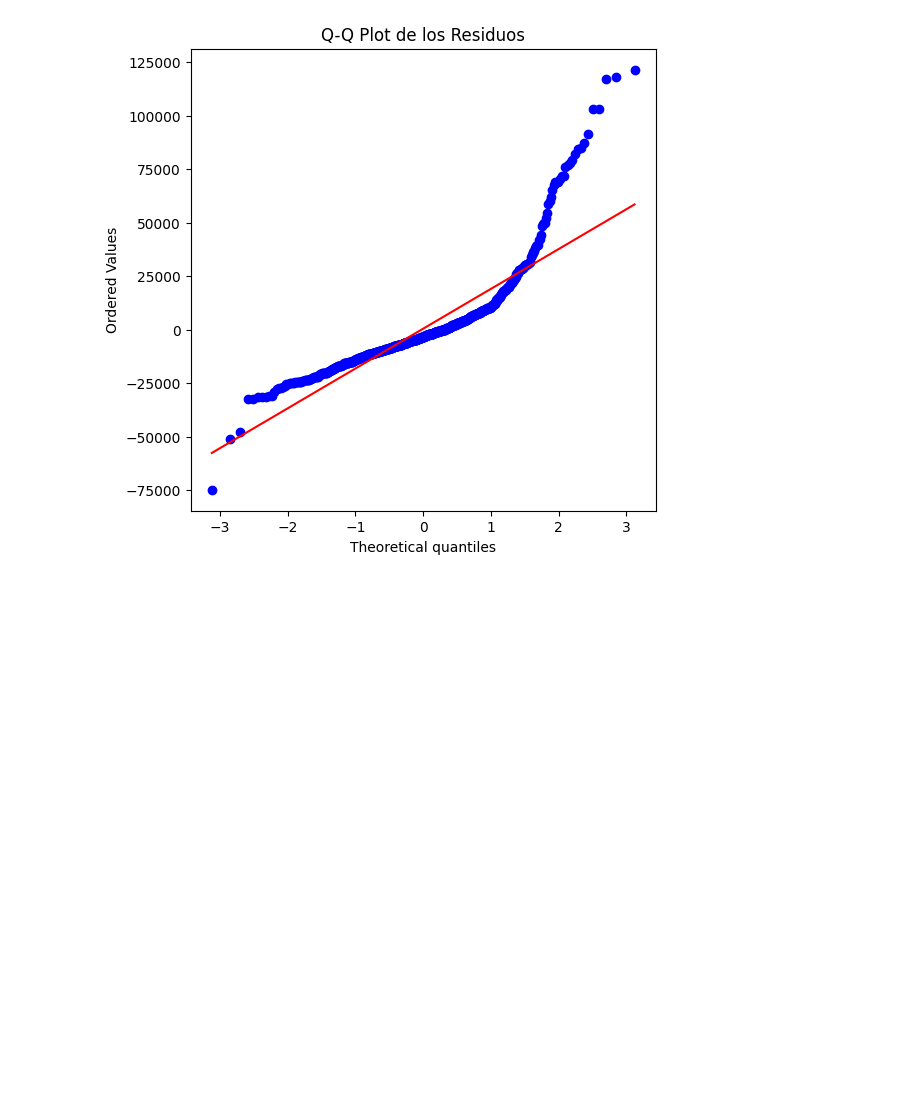
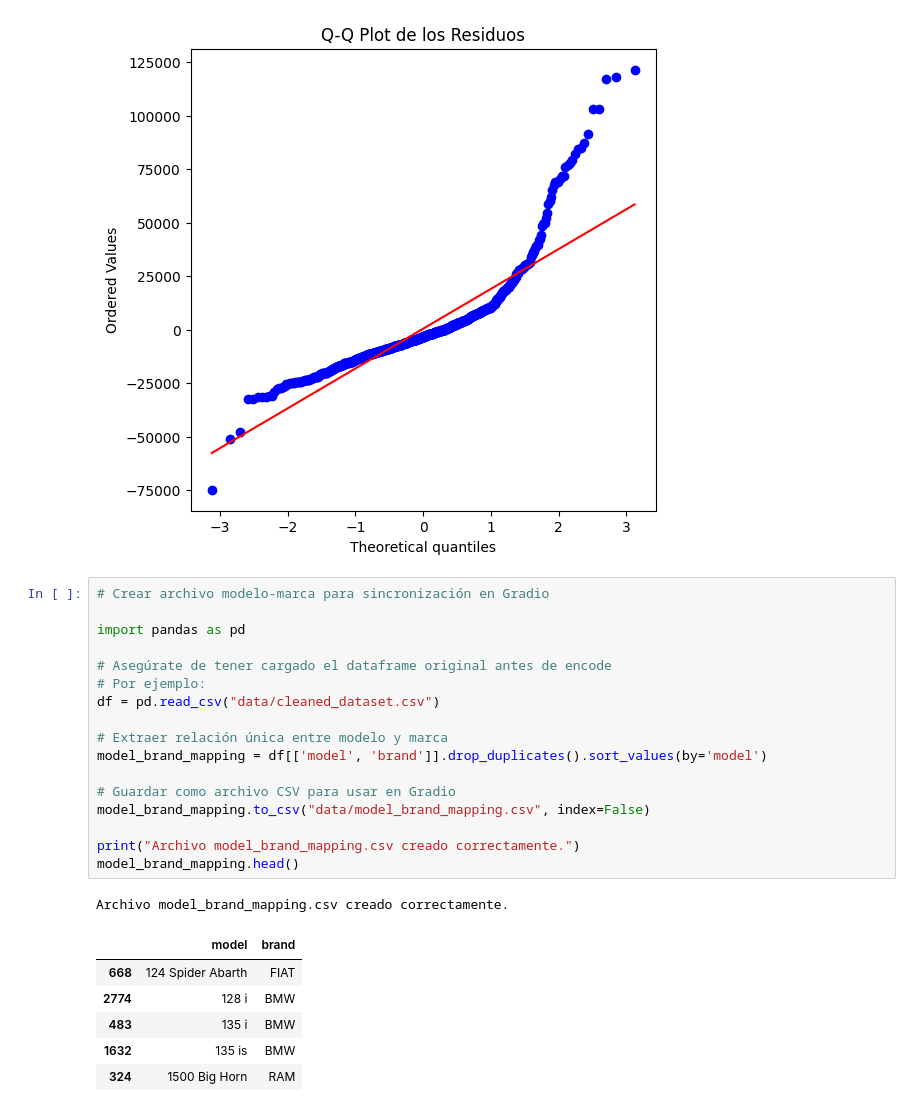
Before and after one commit to mariasuescum/Regression-of-Used-Car-Prices-Project, a Jupyter notebook: used-cars.ipynb, the cells around one changed output. Saved outputs shown, nothing was run; the diff lists cells and outputs as text; blank space fills up the shorter version.

Commit message:
feat: add dynamic sync between brand and model in Gradio + model-brand mapping CSV

```diff
--- a/used-cars.ipynb
+++ b/used-cars.ipynb
@@ -919,3 +919,28 @@ plt.show()
 [figure]
 [figure]
 [figure]
+# %%
+# Crear archivo modelo-marca para sincronización en Gradio
+
+import pandas as pd
+
+# Asegúrate de tener cargado el dataframe original antes de encode
+# Por ejemplo:
+df = pd.read_csv("data/cleaned_dataset.csv")
+
+# Extraer relación única entre modelo y marca
+model_brand_mapping = df[['model', 'brand']].drop_duplicates().sort_values(by='model')
+
+# Guardar como archivo CSV para usar en Gradio
+model_brand_mapping.to_csv("data/model_brand_mapping.csv", index=False)
+
+print("Archivo model_brand_mapping.csv creado correctamente.")
+model_brand_mapping.head()
+# %% [output]
+Archivo model_brand_mapping.csv creado correctamente.
+|  | model | brand |
+| 668 | 124 Spider Abarth | FIAT |
+| 2774 | 128 i | BMW |
+| 483 | 135 i | BMW |
+| 1632 | 135 is | BMW |
+| 324 | 1500 Big Horn | RAM |
```
Also changed, not shown: parts of 1 cell of this notebook, 2 other files.
